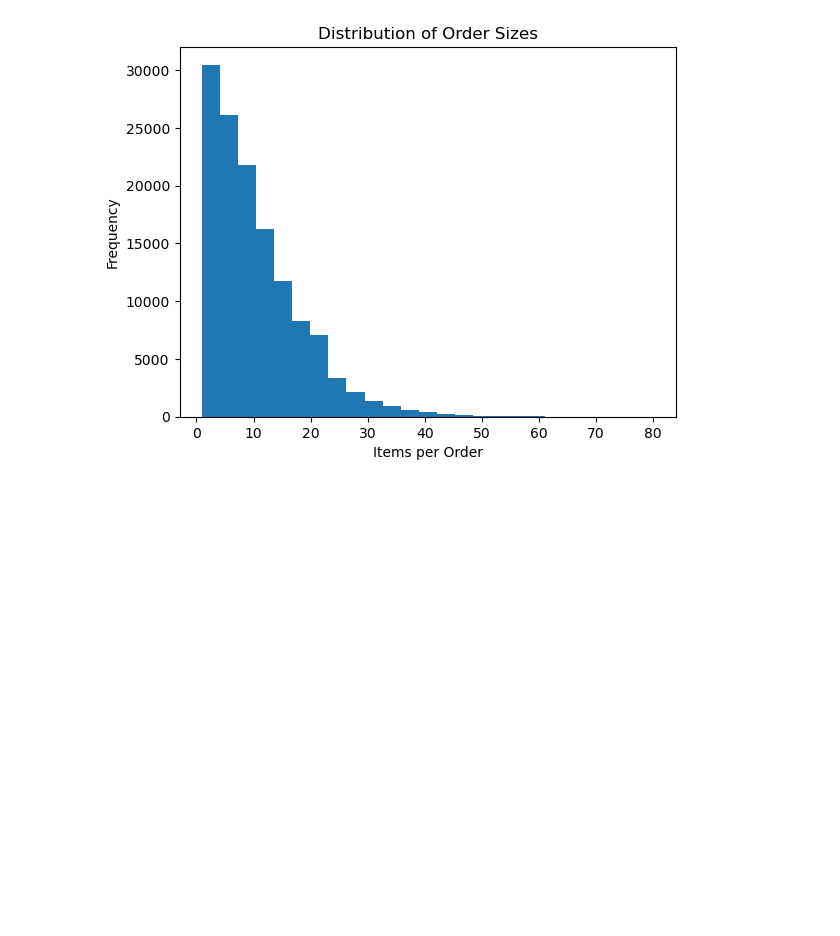
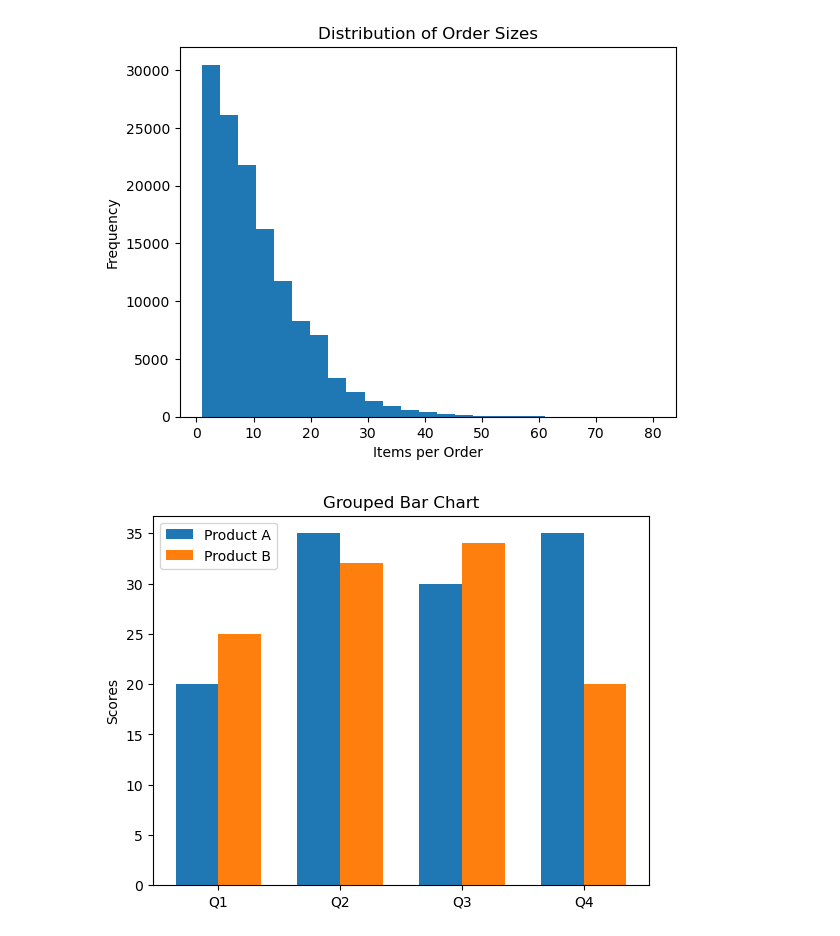
Before and after one commit to yzaqaryan01-sudo/data-analytics-with-python, a Jupyter notebook: notebooks/06_data_visualization.ipynb, the cells around one changed output. Cells and saved outputs as stored; diff of their text form; code cells hidden in the pictures; blank space fills up the shorter version.

```diff
--- a/notebooks/06_data_visualization.ipynb
+++ b/notebooks/06_data_visualization.ipynb
@@ -71,3 +71,31 @@ plt.title("Distribution of Order Sizes")
 plt.show()
 # %% [output]
 [figure]
+# %%
+import matplotlib.pyplot as plt
+import numpy as np
+
+# 1. Data Definition
+labels = ['Q1', 'Q2', 'Q3', 'Q4']
+dataset1 = [20, 35, 30, 35]
+dataset2 = [25, 32, 34, 20]
+
+# 2. Set position of bars
+x = np.arange(len(labels))
+width = 0.35  # width of the bars
+
+# 3. Create plots
+fig, ax = plt.subplots()
+rects1 = ax.bar(x - width/2, dataset1, width, label='Product A')
+rects2 = ax.bar(x + width/2, dataset2, width, label='Product B')
+
+# 4. Add labels, title, and custom x-axis tick labels
+ax.set_ylabel('Scores')
+ax.set_title('Grouped Bar Chart')
+ax.set_xticks(x)
+ax.set_xticklabels(labels)
+ax.legend()
+
+plt.show()
+# %% [output]
+[figure, added]
```
Also changed, not shown: parts of 37 cells of this notebook, 3 other files.
